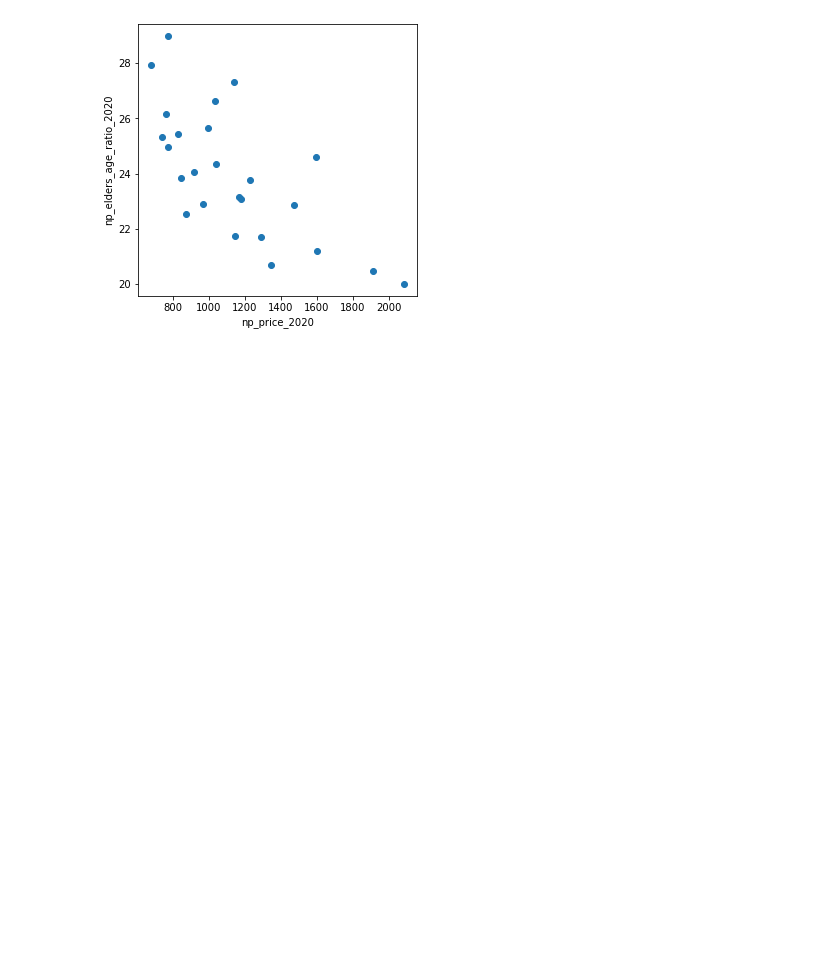
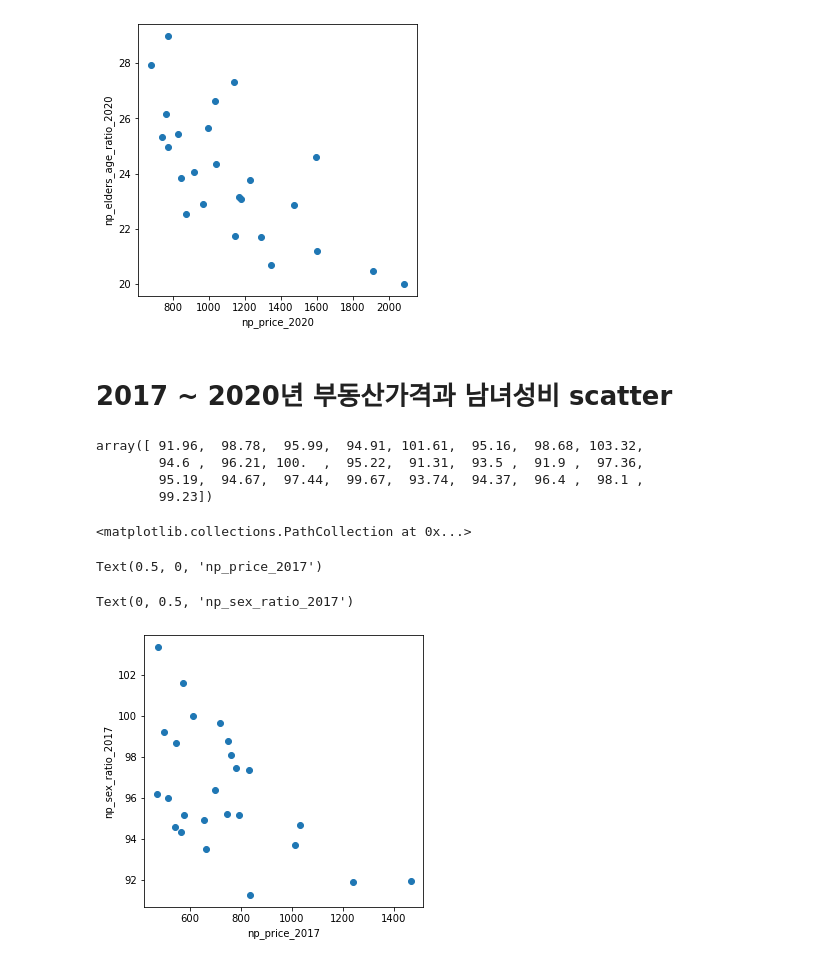
Before and after one commit to laits1/TIL, a Jupyter notebook: project/1)data분석 프로젝트/연령별 인구 현황.ipynb, the cells around one changed output. Drawn from its saved outputs; the diff is of its cells as text; code cells hidden in the pictures; blank space fills up the shorter version.

```diff
--- a/project/1)data분석 프로젝트/연령별 인구 현황.ipynb
+++ b/project/1)data분석 프로젝트/연령별 인구 현황.ipynb
@@ -670,0 +707,13 @@ np.cov(np_price_2020,np_elders_age_ratio_2020, ddof=0)[0,1] / (np.std(np_price_2
+# %%
+# 2017 ~ 2020년 부동산 가격과 남녀 성비의 상관계수
+
+np_sex_ratio_2017 = np.array(df_2017['남녀_성비'][:25])
+np_sex_ratio_2018 = np.array(df_2018['남녀_성비'][:25])
+np_sex_ratio_2019 = np.array(df_2019['남녀_성비'][:25])
+np_sex_ratio_2020 = np.array(df_2020['남녀_성비'][:25])
+
+# 수식으로 계산
+np.cov(np_price_2017,np_sex_ratio_2017, ddof=0)[0,1] / (np.std(np_price_2017) * np.std(np_sex_ratio_2017))
+np.cov(np_price_2018,np_sex_ratio_2018, ddof=0)[0,1] / (np.std(np_price_2018) * np.std(np_sex_ratio_2018))
+np.cov(np_price_2019,np_sex_ratio_2019, ddof=0)[0,1] / (np.std(np_price_2019) * np.std(np_sex_ratio_2019))
+np.cov(np_price_2020,np_sex_ratio_2020, ddof=0)[0,1] / (np.std(np_price_2020) * np.std(np_sex_ratio_2020))
@@ -1090,3 +1144,31 @@ plt.show()
 Text(0.5, 0, 'np_price_2020')
 Text(0, 0.5, 'np_elders_age_ratio_2020')
 [figure]
+# %% [markdown]
+# 2017 ~ 2020년 부동산가격과 남녀성비 scatter
+# %%
+np_sex_ratio_2017
+# %% [output]
+array([ 91.96,  98.78,  95.99,  94.91, 101.61,  95.16,  98.68, 103.32,
+        94.6 ,  96.21, 100.  ,  95.22,  91.31,  93.5 ,  91.9 ,  97.36,
+        95.19,  94.67,  97.44,  99.67,  93.74,  94.37,  96.4 ,  98.1 ,
+        99.23])
+# %%
+## 2017년 부동산 금액과 남녀 성비 산점도
+# 상관계수 : -0.5701874255723224
+
+fig = plt.figure(figsize=(5, 5))
+ax = fig.add_subplot(111)
+
+
+# 산점도
+ax.scatter(np_price_2017, np_sex_ratio_2017 )
+ax.set_xlabel('np_price_2017')
+ax.set_ylabel('np_sex_ratio_2017')
+
+plt.show()
+# %% [output]
+<matplotlib.collections.PathCollection at 0x...>
+Text(0.5, 0, 'np_price_2017')
+Text(0, 0.5, 'np_sex_ratio_2017')
+[figure, added]
```
Also changed, not shown: parts of 25 cells of this notebook, 5 other files.
